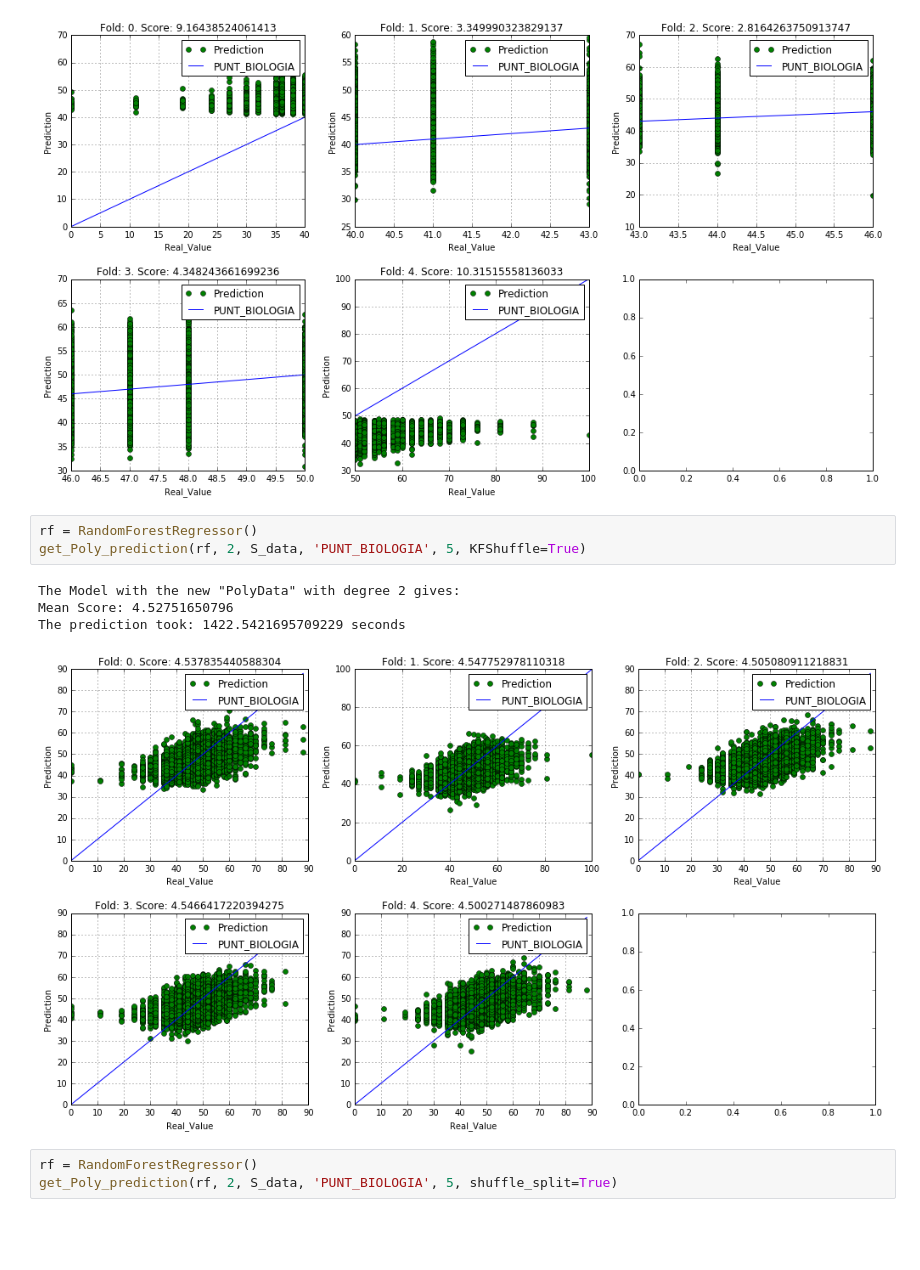
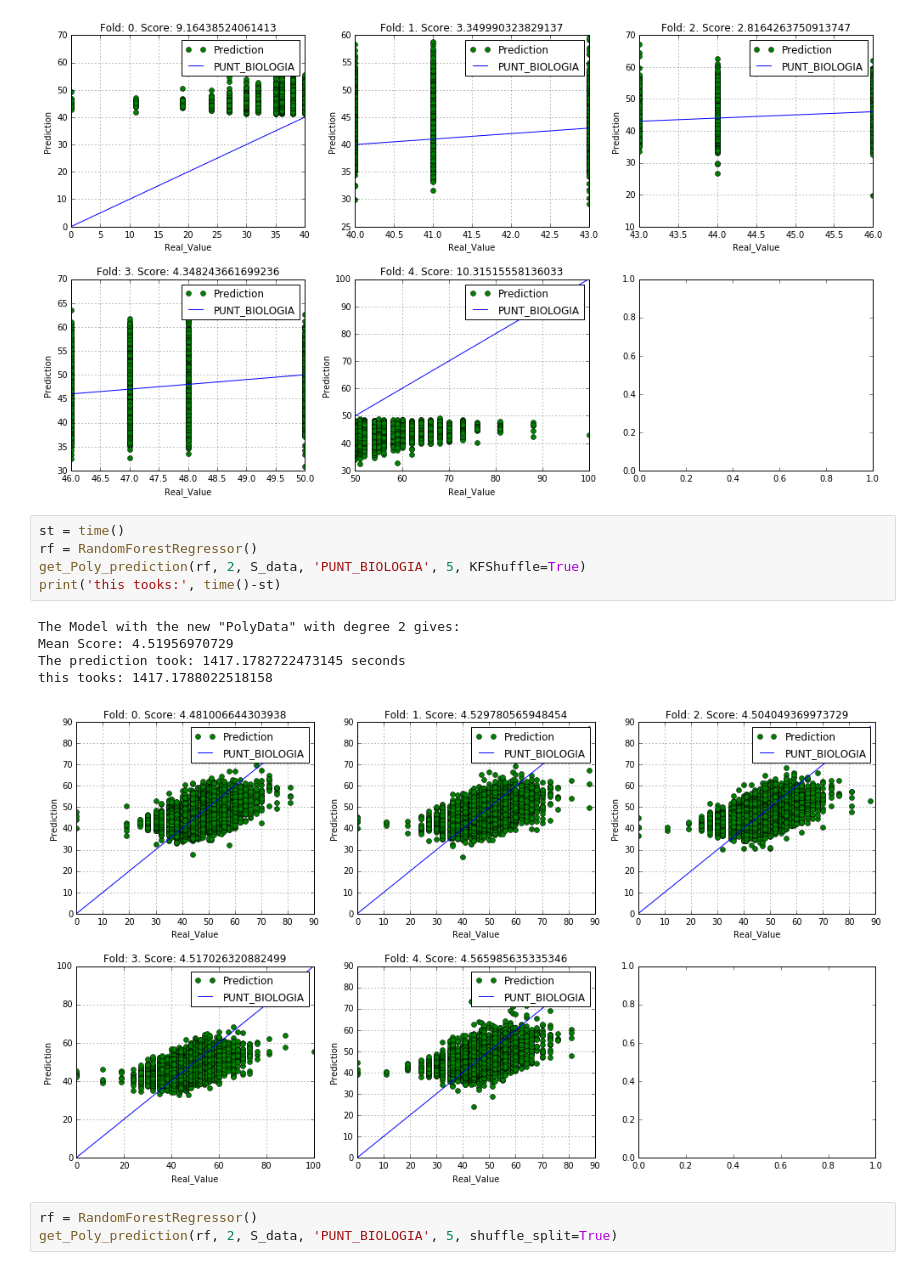
Before and after one commit to AronForero/ICFESProject, a Jupyter notebook: New_Project/Descriptive_Analisis/Analysis/Random_Forest_Regressor.ipynb, the cells around one changed output. Drawn from its saved outputs; the diff is of its cells as text; blank space fills up the shorter version.

```diff
--- a/New_Project/Descriptive_Analisis/Analysis/Random_Forest_Regressor.ipynb
+++ b/New_Project/Descriptive_Analisis/Analysis/Random_Forest_Regressor.ipynb
@@ -168,13 +174,16 @@ Mean Score: 5.99884023652
 The prediction took: 1543.2259378433228 seconds
 [figure]
 # %%
+st = time()
 rf = RandomForestRegressor()
 get_Poly_prediction(rf, 2, S_data, 'PUNT_BIOLOGIA', 5, KFShuffle=True)
+print('this tooks:', time()-st)
 # %% [output]
 The Model with the new "PolyData" with degree 2 gives:
-Mean Score: 4.52751650796
-The prediction took: 1422.5421695709229 seconds
+Mean Score: 4.51956970729
+The prediction took: 1417.1782722473145 seconds
+this tooks: 1417.1788022518158
-[figure, old version]
+[figure, new version]
 # %%
 rf = RandomForestRegressor()
 get_Poly_prediction(rf, 2, S_data, 'PUNT_BIOLOGIA', 5, shuffle_split=True)
```
Also changed, not shown: parts of 12 cells of this notebook, 3 other files.
